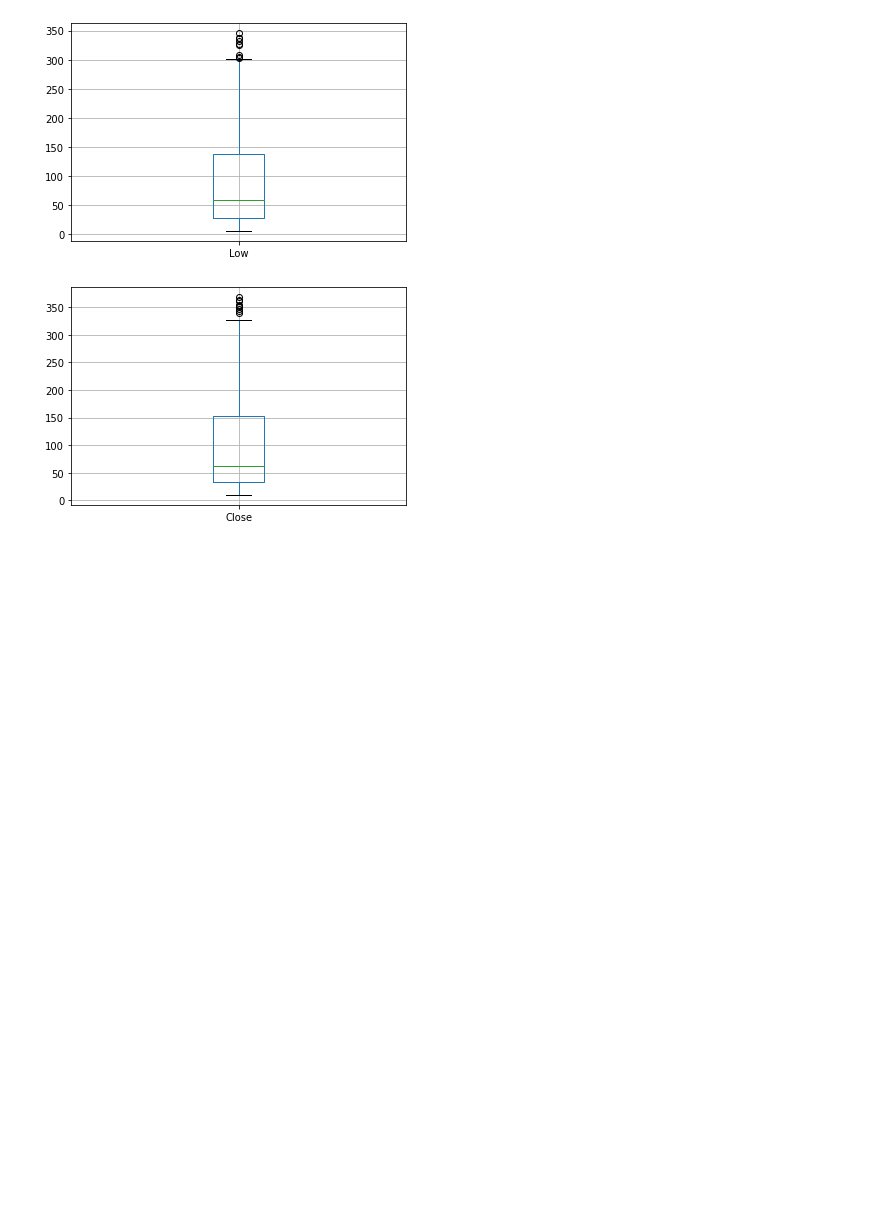
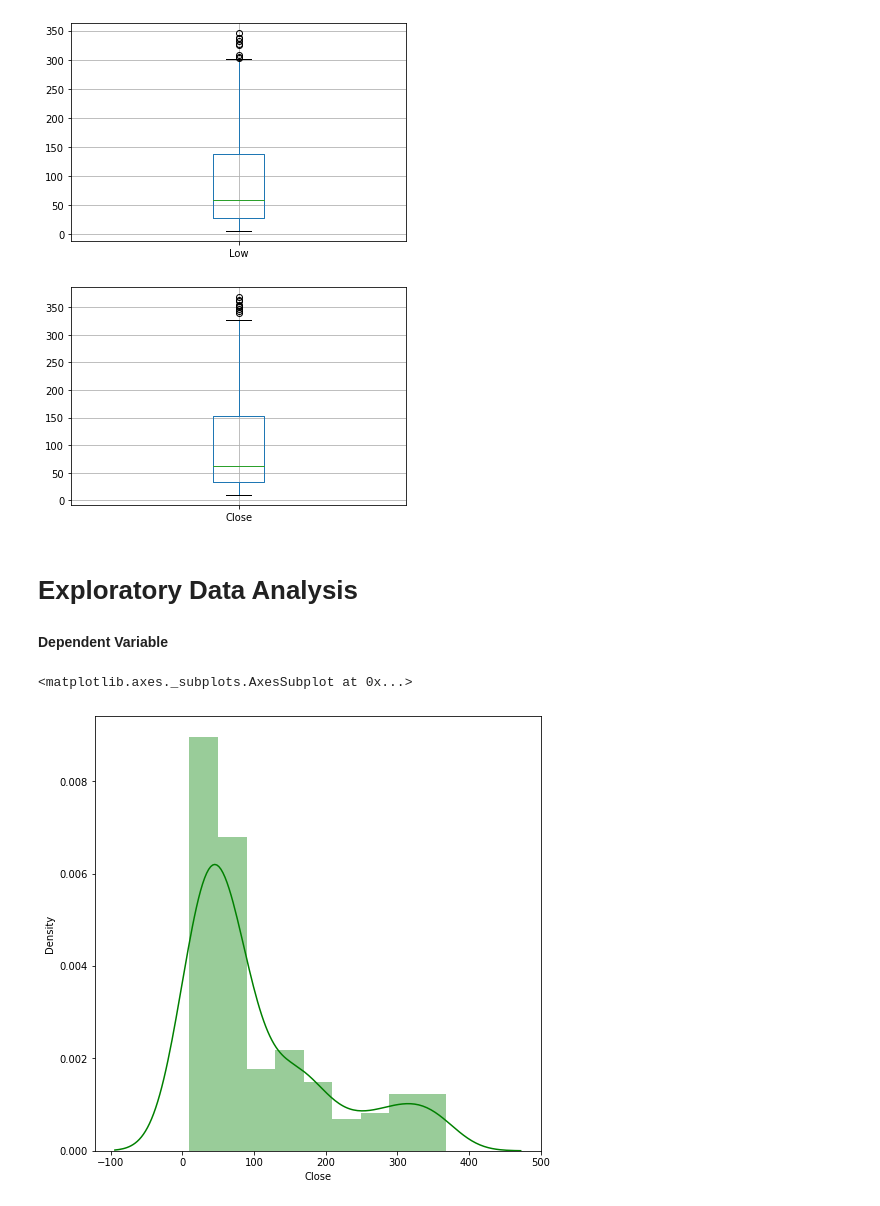
Before and after one commit to Shubhangidharmik/Yes-Bank-Stock-Closing-Prices, a Jupyter notebook: yes_bank_stock_closing_prices_prediction.ipynb, the cells around one changed output. Saved outputs shown, nothing was run; the diff lists cells and outputs as text; code cells hidden in the pictures; blank space fills up the shorter version.

```diff
--- a/yes_bank_stock_closing_prices_prediction.ipynb
+++ b/yes_bank_stock_closing_prices_prediction.ipynb
@@ -105,3 +105,14 @@ df.boxplot('Low');
 df.boxplot('Close');
 # %% [output]
 [figure]
+# %% [markdown]
+# **Exploratory Data Analysis**
+# %% [markdown]
+**Dependent Variable**
+# %%
+# Dependent variable 'close'
+plt.figure(figsize=(8,8))
+sns.distplot(df['Close'], color='g')
+# %% [output]
+<matplotlib.axes._subplots.AxesSubplot at 0x...>
+[figure, added]
```
Also changed, not shown: parts of 62 cells of this notebook.
